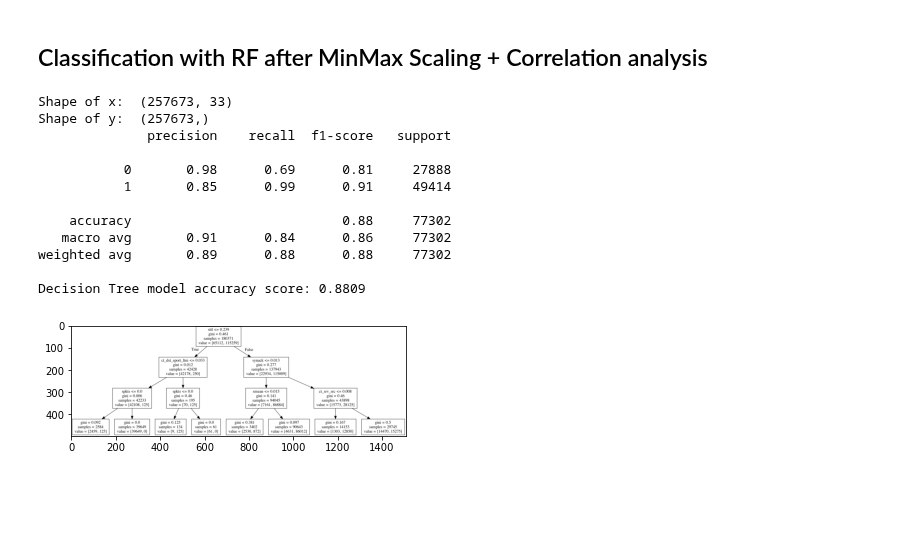
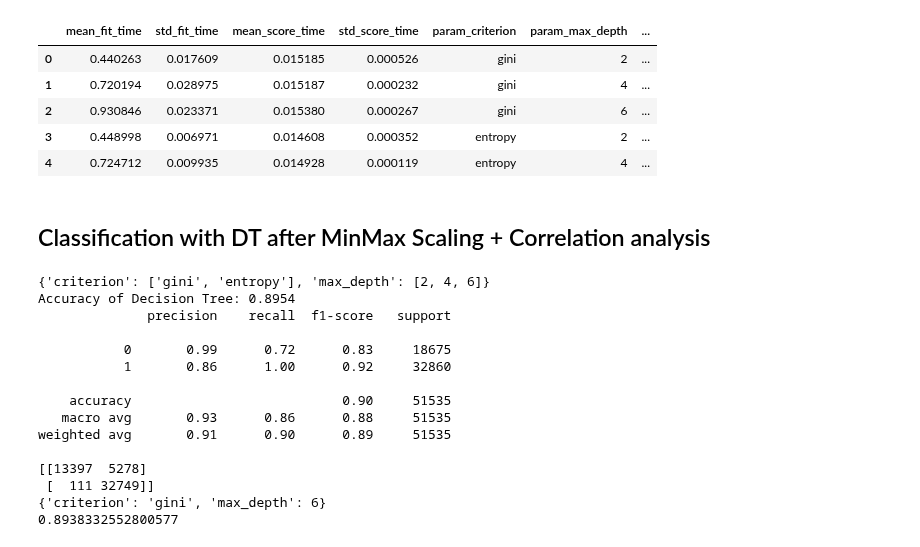
Before and after one commit to divyaKh/CMPE255Project, a Jupyter notebook: 5.ML_Models/baseline/DecisionTree.ipynb, the cells around one changed output. Drawn from its saved outputs; the diff is of its cells as text; code cells hidden in the pictures; blank space fills up the shorter version.

```diff
--- a/5.ML_Models/baseline/DecisionTree.ipynb
+++ b/5.ML_Models/baseline/DecisionTree.ipynb
@@ -125,0 +197,2 @@ Decision Tree model accuracy score: 0.8671
+# %%
+grid_search2 = main(network_data2)
@@ -126,19 +215,11 @@ Decision Tree model accuracy score: 0.8671
+# %%
+pd.DataFrame(grid_search2.cv_results_).head()
+# %% [output]
+|  | mean_fit_time | std_fit_time | mean_score_time | std_score_time | param_criterion | param_max_depth | ... |
+| 0 | 0.440263 | 0.017609 | 0.015185 | 0.000526 | gini | 2 | ... |
+| 1 | 0.720194 | 0.028975 | 0.015187 | 0.000232 | gini | 4 | ... |
+| 2 | 0.930846 | 0.023371 | 0.015380 | 0.000267 | gini | 6 | ... |
+| 3 | 0.448998 | 0.006971 | 0.014608 | 0.000352 | entropy | 2 | ... |
+| 4 | 0.724712 | 0.009935 | 0.014928 | 0.000119 | entropy | 4 | ... |
 # %% [markdown]
-## Classification with RF after MinMax Scaling + Correlation analysis
+## Classification with DT after MinMax Scaling + Correlation analysis
-# %%
-network_data = pd.read_csv('../../4.Preprocessing/output/dataset_minmax_corr.csv')
-main(network_data, "minmax_corr")
-# %% [output]
-Shape of x:  (257673, 33)
-Shape of y:  (257673,)
-              precision    recall  f1-score   support
-
-           0       0.98      0.69      0.81     27888
-           1       0.85      0.99      0.91     49414
-
-    accuracy                           0.88     77302
-   macro avg       0.91      0.84      0.86     77302
-weighted avg       0.89      0.88      0.88     77302
-
-Decision Tree model accuracy score: 0.8809
-[figure, removed]
@@ -144,0 +228,18 @@ Decision Tree model accuracy score: 0.8809
+# %%
+grid_search3 = main(network_data3)
+# %% [output]
+{'criterion': ['gini', 'entropy'], 'max_depth': [2, 4, 6]}
+Accuracy of Decision Tree: 0.8954
+              precision    recall  f1-score   support
+
+           0       0.99      0.72      0.83     18675
+           1       0.86      1.00      0.92     32860
+
+    accuracy                           0.90     51535
+   macro avg       0.93      0.86      0.88     51535
+weighted avg       0.91      0.90      0.89     51535
+
+[[13397  5278]
+ [  111 32749]]
+{'criterion': 'gini', 'max_depth': 6}
+0.8938332552800577
```
Also changed, not shown: parts of 34 cells of this notebook.
